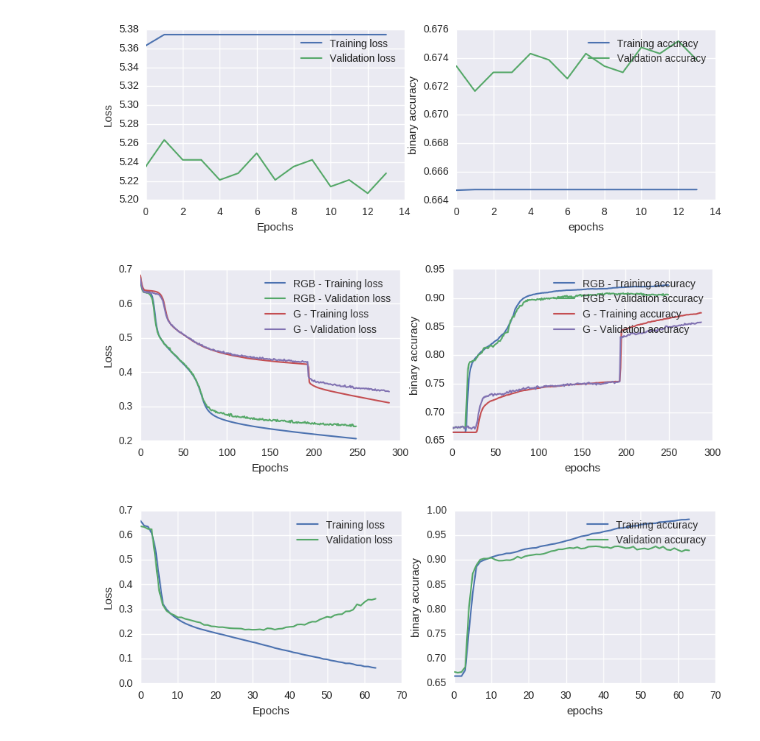
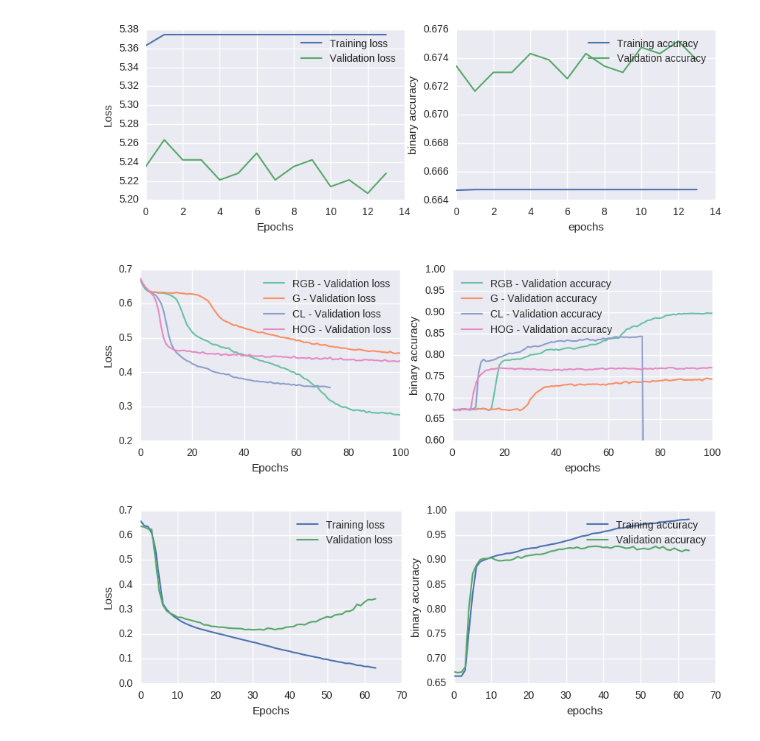
Before and after one commit to OpenGridMap/power-grid-detection, a Jupyter notebook: training/plot_training.ipynb, the cells around one changed output. Cells and saved outputs as stored; diff of their text form; code cells hidden in the pictures.

```diff
--- a/training/plot_training.ipynb
+++ b/training/plot_training.ipynb
@@ -4,11 +4,14 @@ import sys
 
 import numpy as np
 import pandas as pd
+import seaborn as sns
 import matplotlib.pyplot as plt
+
 
 sys.path.append(os.path.join(os.getcwd(), os.pardir))
 
 from training.plot import plot_loss_acc
+sns.set_palette(sns.color_palette("Set2", 10))
 # %%
 figsize = 10, 3
 xlim=None
@@ -74,41 +77,60 @@ plot_loss_acc('cnn_140_rgb_lr_0.005000_rmsprop_r_2_training.log', figsize=figsiz
 # %%
 df_rgb = pd.read_csv('cnn_140_rgb_lr_0.001000_nesterov_r_training.log')
 df_g = pd.read_csv('cnn_140_grey_lr_0.001000_nesterov_r_training.log')
+df_cl = pd.read_csv('cnn_140_edges_dil_ero_lr_0.001000_nesterov_r_training.log')
+df_hog = pd.read_csv('cnn_140_edges_hog_grey_lr_0.001000_nesterov_training.log')
+
 # df_g = pd.read_csv('cnn_140_rgb_lr_0.005000_nesterov_r_2_training.log')
 
 fig, (ax1, ax2) = plt.subplots(1, 2, sharex=True, figsize=figsize)
 
-ax1.plot(df_rgb.loss, label='RGB - Training loss', linewidth=1.5)
+# ax1.plot(df_rgb.loss, label='RGB - Training loss', linewidth=1.5)
 ax1.plot(df_rgb.val_loss, label='RGB - Validation loss', linewidth=1.5)
 
-ax1.plot(df_g.loss, label='G - Training loss', linewidth=1.5)
+# ax1.plot(df_g.loss, label='G - Training loss', linewidth=1.5)
 ax1.plot(df_g.val_loss, label='G - Validation loss', linewidth=1.5)
+
+# ax1.plot(df_cl.loss, label='CL - Training loss', linewidth=1.5)
+ax1.plot(df_cl.val_loss, label='CL - Validation loss', linewidth=1.5)
+
+# ax1.plot(df_hog.loss, label='HOG - Training loss', linewidth=1.5)
+ax1.plot(df_hog.val_loss, label='HOG - Validation loss', linewidth=1.5)
 
 # ax1.set_title('Loss vs Epochs')
 ax1.set_xlabel('Epochs')
 ax1.set_ylabel('Loss')
 ax1.legend(loc='upper right')
 
-ax2.plot(df_rgb.acc, label='RGB - Training accuracy', linewidth=1.5)
+# ax2.plot(df_rgb.acc, label='RGB - Training accuracy', linewidth=1.5)
 ax2.plot(df_rgb.val_acc, label='RGB - Validation accuracy', linewidth=1.5)
-ax2.plot(df_g.acc, label='G - Training accuracy', linewidth=1.5)
+
+# ax2.plot(df_g.acc, label='G - Training accuracy', linewidth=1.5)
 ax2.plot(df_g.val_acc, label='G - Validation accuracy', linewidth=1.5)
+
+# ax2.plot(df_cl.acc, label='CL - Training accuracy', linewidth=1.5)
+ax2.plot(df_cl.val_acc, label='CL - Validation accuracy', linewidth=1.5)
+
+# ax2.plot(df_hog.acc, label='HOG - Training accuracy', linewidth=1.5)
+ax2.plot(df_hog.val_acc, label='HOG - Validation accuracy', linewidth=1.5)
 
 ax2.set_xlabel('epochs')
 ax2.set_ylabel('binary accuracy')
-ax2.legend(loc='upper right')
+ax2.legend(loc='upper left')
+
+ax1.set_xlim([0, 100])
+ax2.set_ylim([0.6, 1])
 
 if xlim is not None:
     ax1.set_xlim(xlim)
     ax2.set_xlim(xlim)
 
 if ylim is not None:
     ax1.set_ylim(ylim)
     ax2.set_ylim(ylim)
 
 plt.show()
 # %% [output]
-[figure, old version]
+[figure, new version]
 # %%
 plot_loss_acc('cnn_140_rgb_lr_0.005000_nesterov_r_2_training.log', figsize=figsize, xlim=[0, 70], ylim=ylim)
 plot_loss_acc('cnn_140_rgb_lr_0.005000_sgd_he_normal_r_training.log', figsize=figsize, xlim=[0, 70], ylim=ylim)
```
Also changed, not shown: parts of 1 cell of this notebook, 29 other files.
